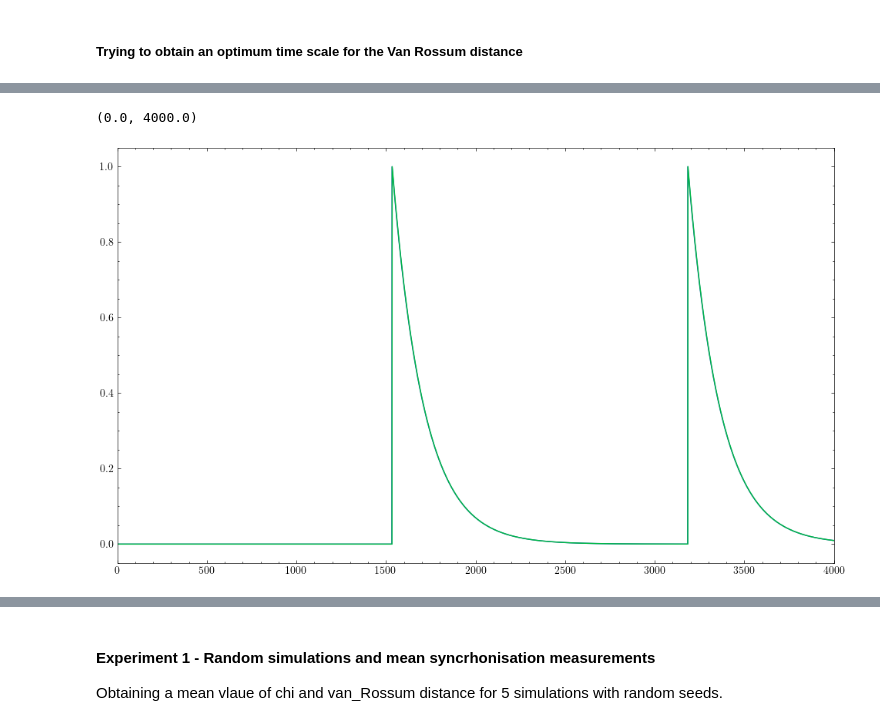
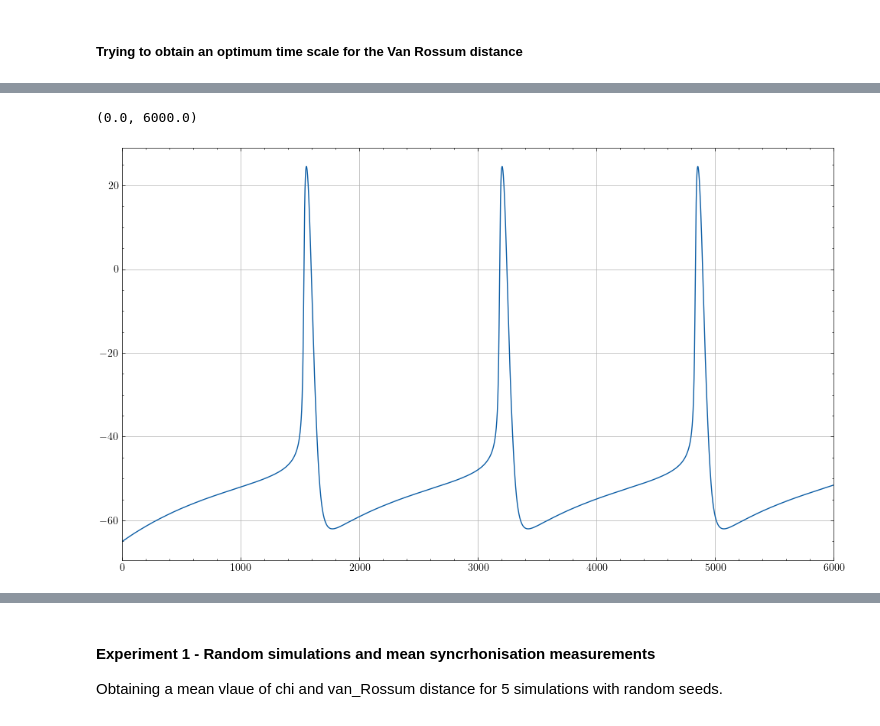
Before and after one commit to Sir-Bip-Bop/Gap-Junction-Coupling-Studies, a Jupyter notebook: NeuronPairs/synchrony_measurements.ipynb, the cells around one changed output, grey strips where cells are left out. Cells and saved outputs as stored; diff of their text form; code cells hidden in the pictures.

```diff
--- a/NeuronPairs/synchrony_measurements.ipynb
+++ b/NeuronPairs/synchrony_measurements.ipynb
@@ -341,7 +356,6 @@ t_R  = t_R + 3
 # %%
-plt.plot(aaa[0,:])
-plt.plot(bbb[0,:])
-plt.xlim(0,4000)
+plt.plot(dataHH_benchmark[:,0])
+plt.xlim(0, 60 / dt)
 # %% [output]
-(0.0, 4000.0)
+(0.0, 6000.0)
-[figure, old version]
+[figure, new version]
```
Also changed, not shown: parts of 27 cells of this notebook, 12 other files.
